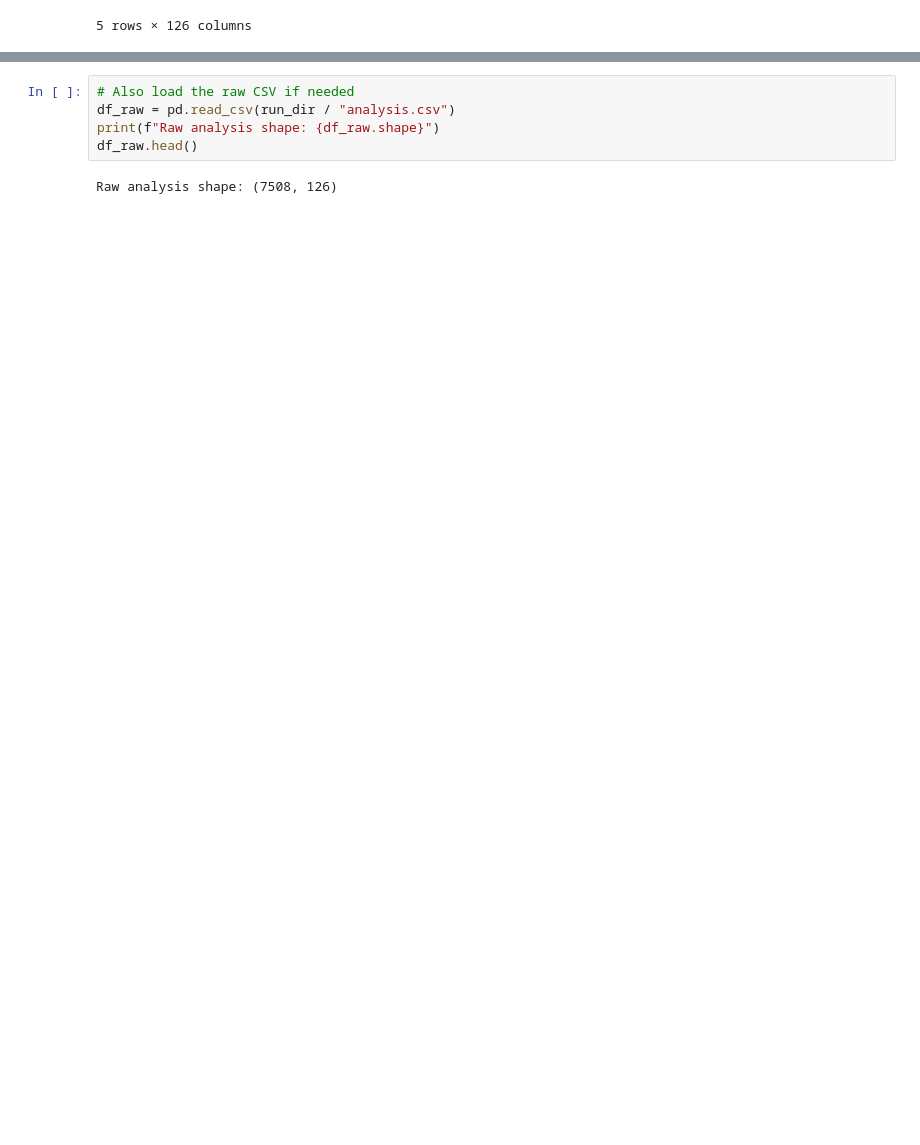
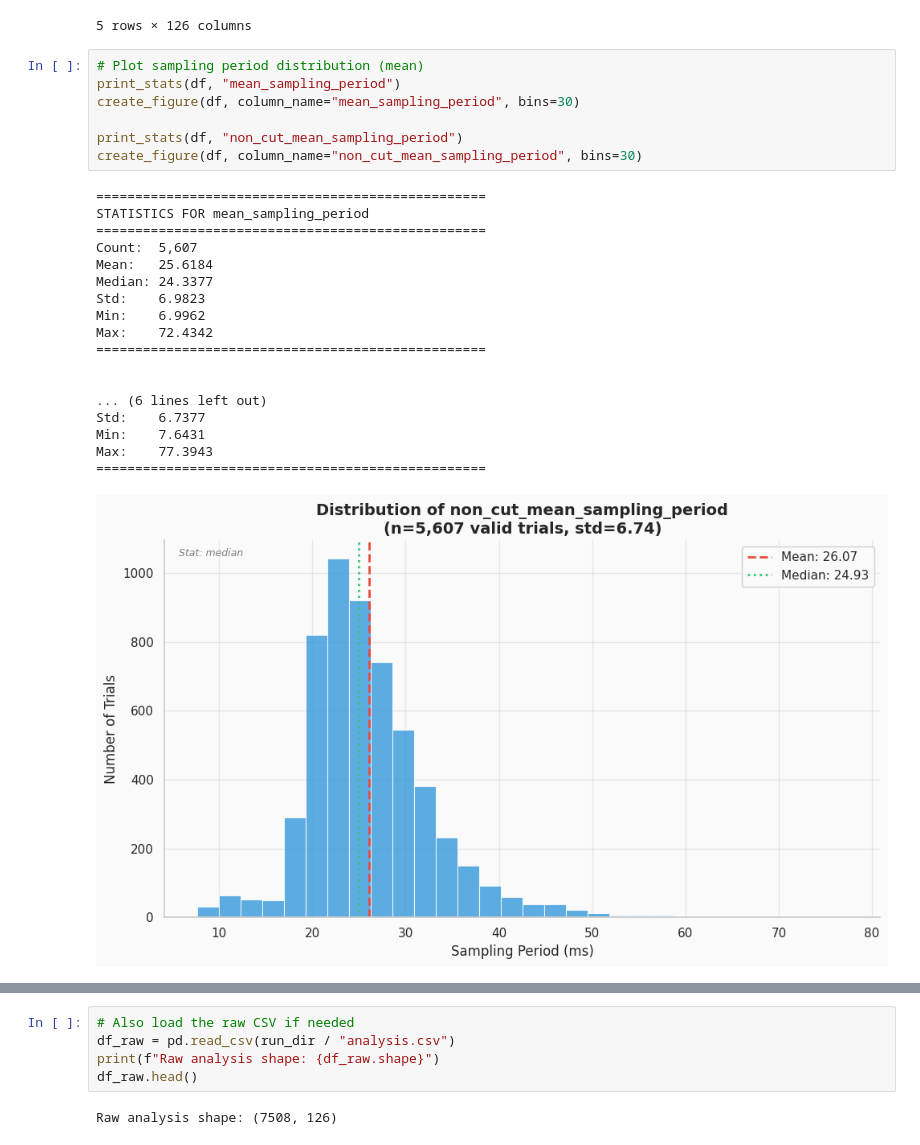
Before and after one commit to gianluca-capelo/datapruebas_analysis, a Jupyter notebook: notebooks/sampling_period_analysis.ipynb, the cells around one changed output, grey strips where cells are left out. Cells and saved outputs as stored; diff of their text form; blank space fills up the shorter version.

Commit message:
Add sampling period distribution plots to notebook
Use plot_sampling_period module to visualize mean and median sampling period distributions.

Co-Authored-By: Claude Opus 4.5 <noreply@anthropic.com>

```diff
--- a/notebooks/sampling_period_analysis.ipynb
+++ b/notebooks/sampling_period_analysis.ipynb
@@ -44,3 +50,29 @@ Subjects: 366
 | 6 | df0b8572-3570-4c43-ac9b-017fec2adf22 | NEUROPRUEBAS_8 | PART_A | True | 8 | 0.280745 | Mouse | ... |
 | 8 | df0b8572-3570-4c43-ac9b-017fec2adf22 | NEUROPRUEBAS_10 | PART_A | True | 10 | 0.280745 | Mouse | ... |
 5 rows × 126 columns
+# %%
+# Plot sampling period distribution (mean)
+print_stats(df, "mean_sampling_period")
+create_figure(df, column_name="mean_sampling_period", bins=30)
+
+print_stats(df, "non_cut_mean_sampling_period")
+create_figure(df, column_name="non_cut_mean_sampling_period", bins=30)
+# %% [output]
+==================================================
+STATISTICS FOR mean_sampling_period
+==================================================
+Count:  5,607
+Mean:   25.6184
+Median: 24.3377
+Std:    6.9823
+Min:    6.9962
+Max:    72.4342
+==================================================
+
+
+... (6 lines left out)
+Std:    6.7377
+Min:    7.6431
+Max:    77.3943
+==================================================
+[figure, added]
```
Also changed, not shown: parts of 4 cells of this notebook.
